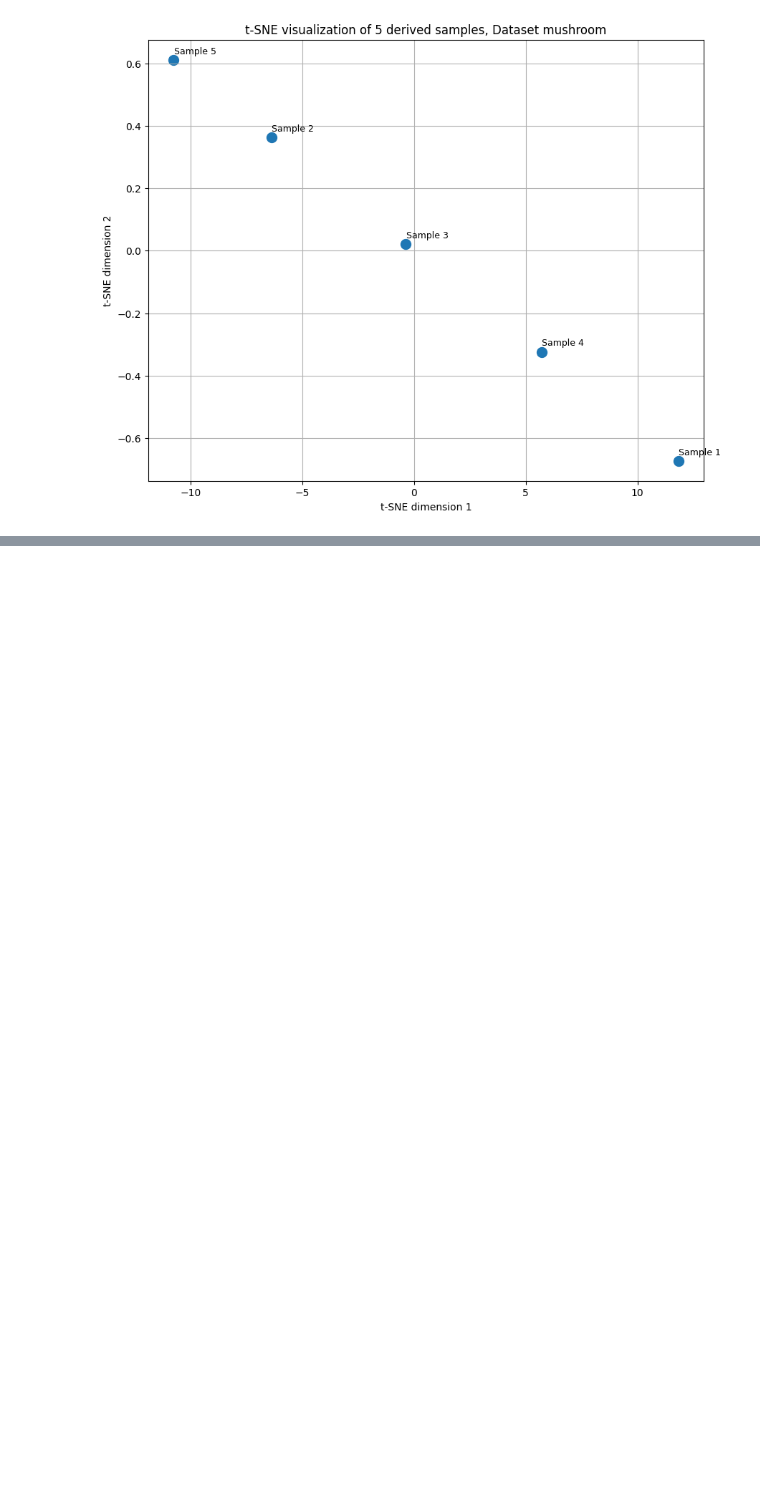
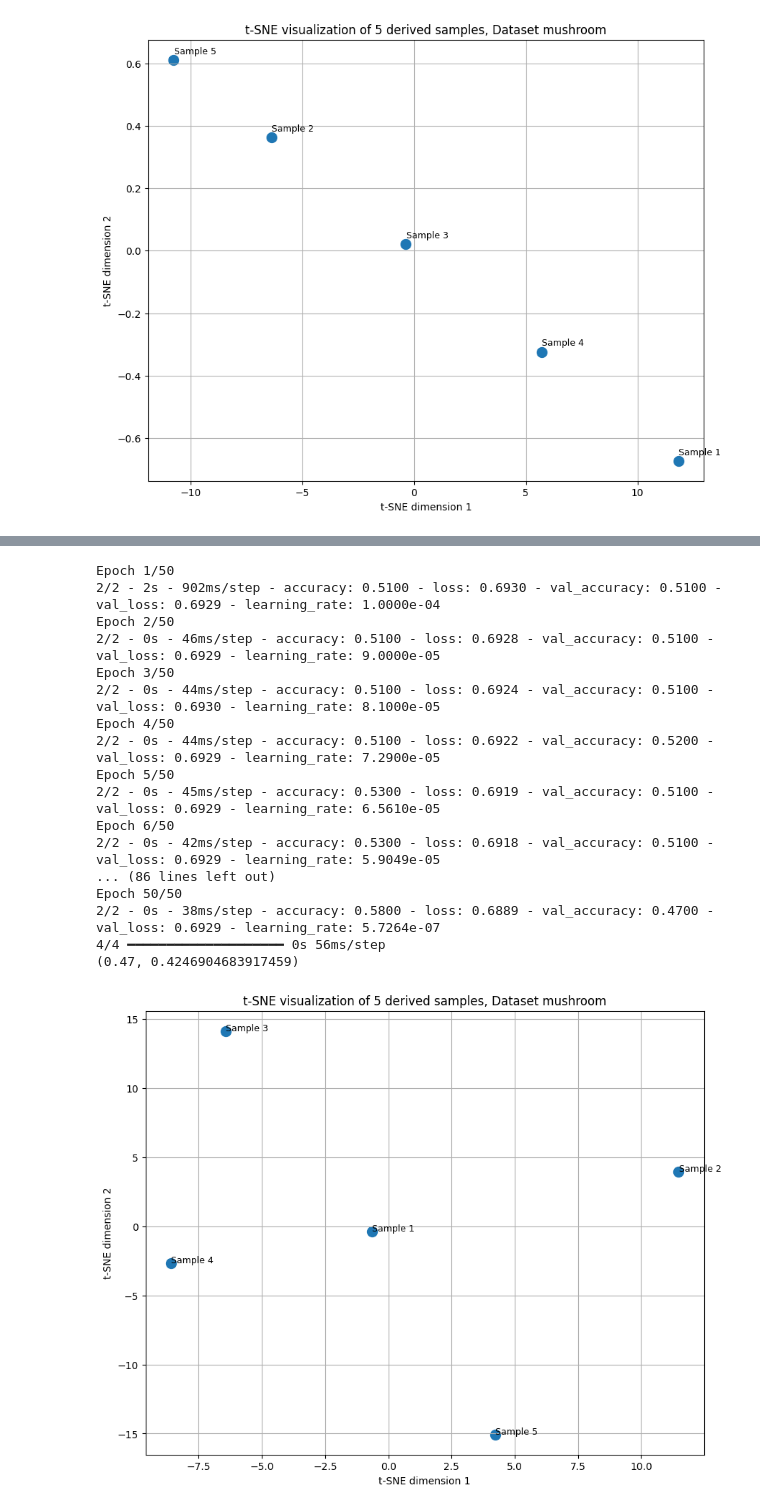
Before and after one commit to EdenYavin/Tabular-Cloud-ML, a Jupyter notebook: notebooks/traingulation.ipynb, the cells around one changed output, grey strips where cells are left out. Cells and saved outputs as stored; diff of their text form; code cells hidden in the pictures; blank space fills up the shorter version.

Commit message:
add kmeans trian

```diff
--- a/notebooks/traingulation.ipynb
+++ b/notebooks/traingulation.ipynb
@@ -608,3 +608,25 @@ triangulation_embedding = ClipEmbedding()
+# %%
+from sklearn.cluster import KMeans
+import numpy as np
+
+def get_triangulation_samples_clustering(n_samples, embeddings):
+    # Cluster the embeddings
+    kmeans = KMeans(n_clusters=n_samples, random_state=42, n_init=10) # Set n_init explicitly
+    kmeans.fit(embeddings)
+
+    # Find the embedding closest to each centroid
+    triangulation_samples = []
+    for i in range(n_samples):
+        # Get the centroid
+        centroid = kmeans.cluster_centers_[i]
+
+        # Find the index of the closest embedding in the original data
+        distances = np.linalg.norm(embeddings - centroid, axis=1)
+        closest_embedding_index = np.argmin(distances)
+
+        triangulation_samples.append(embeddings[closest_embedding_index])
+
+    return np.array(triangulation_samples)
 # %%
 from tqdm.notebook import tqdm
 
@@ -721,0 +747,25 @@ Epoch 50/50
+# %%
+triangulation_samples = get_triangulation_samples_clustering(5, X_train_emb)
+# new_X_train = get_dataset(X_train_emb[:100], triangulation_samples)
+# new_X_test = get_dataset(X_test_emb[:100], triangulation_samples)
+get_performance(new_X_train, y_train_one_hot[:100], new_X_test, y_test_one_hot[:100])
+visualize(triangulation_samples, DATASET_NAME)
+# %% [output]
+Epoch 1/50
+2/2 - 2s - 902ms/step - accuracy: 0.5100 - loss: 0.6930 - val_accuracy: 0.5100 - val_loss: 0.6929 - learning_rate: 1.0000e-04
+Epoch 2/50
+2/2 - 0s - 46ms/step - accuracy: 0.5100 - loss: 0.6928 - val_accuracy: 0.5100 - val_loss: 0.6929 - learning_rate: 9.0000e-05
+Epoch 3/50
+2/2 - 0s - 44ms/step - accuracy: 0.5100 - loss: 0.6924 - val_accuracy: 0.5100 - val_loss: 0.6930 - learning_rate: 8.1000e-05
+Epoch 4/50
+2/2 - 0s - 44ms/step - accuracy: 0.5100 - loss: 0.6922 - val_accuracy: 0.5200 - val_loss: 0.6929 - learning_rate: 7.2900e-05
+Epoch 5/50
+2/2 - 0s - 45ms/step - accuracy: 0.5300 - loss: 0.6919 - val_accuracy: 0.5100 - val_loss: 0.6929 - learning_rate: 6.5610e-05
+Epoch 6/50
+2/2 - 0s - 42ms/step - accuracy: 0.5300 - loss: 0.6918 - val_accuracy: 0.5100 - val_loss: 0.6929 - learning_rate: 5.9049e-05
+... (86 lines left out)
+Epoch 50/50
+2/2 - 0s - 38ms/step - accuracy: 0.5800 - loss: 0.6889 - val_accuracy: 0.4700 - val_loss: 0.6929 - learning_rate: 5.7264e-07
+4/4 ━━━━━━━━━━━━━━━━━━━━ 0s 56ms/step
+(0.47, 0.4246904683917459)
+[figure, added]
```
Also changed, not shown: parts of 6 cells of this notebook, 2 other files.
